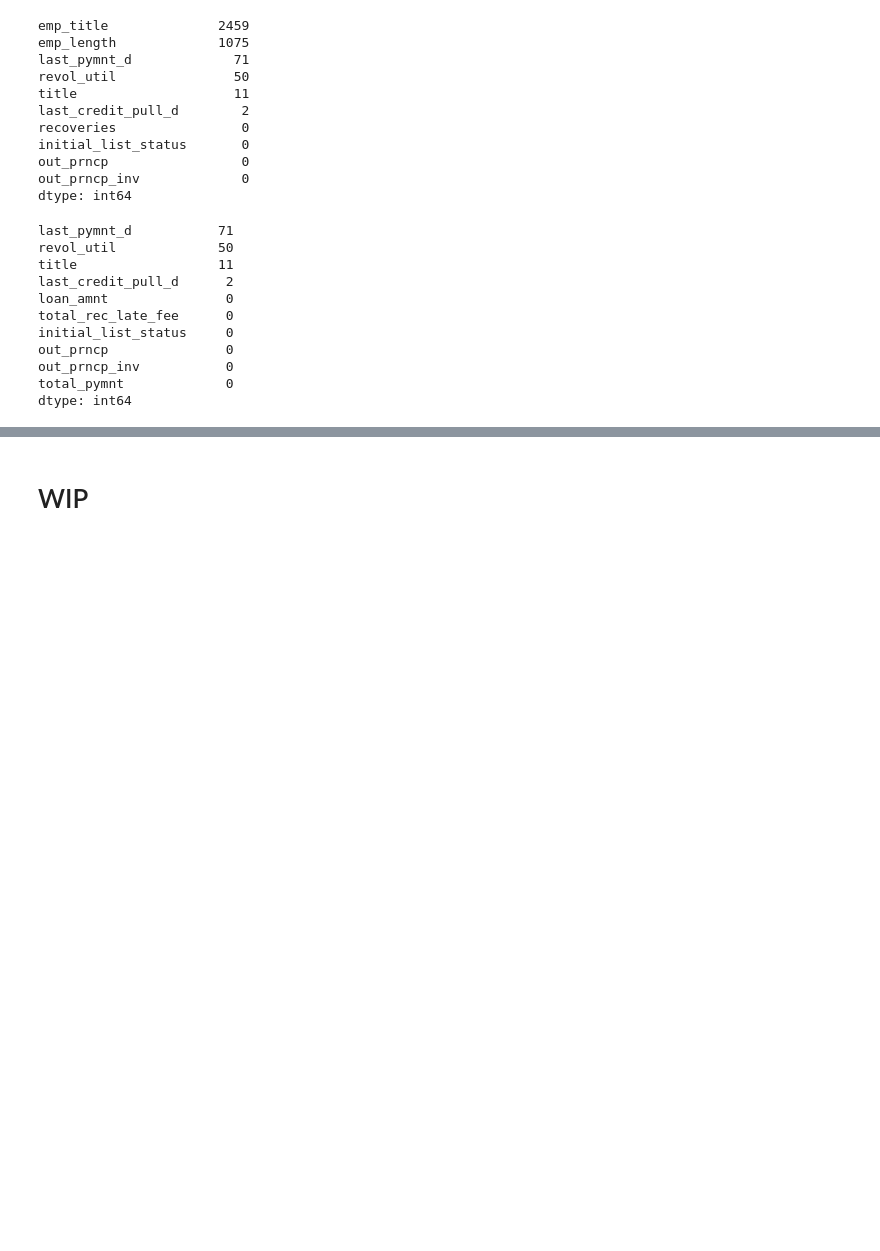
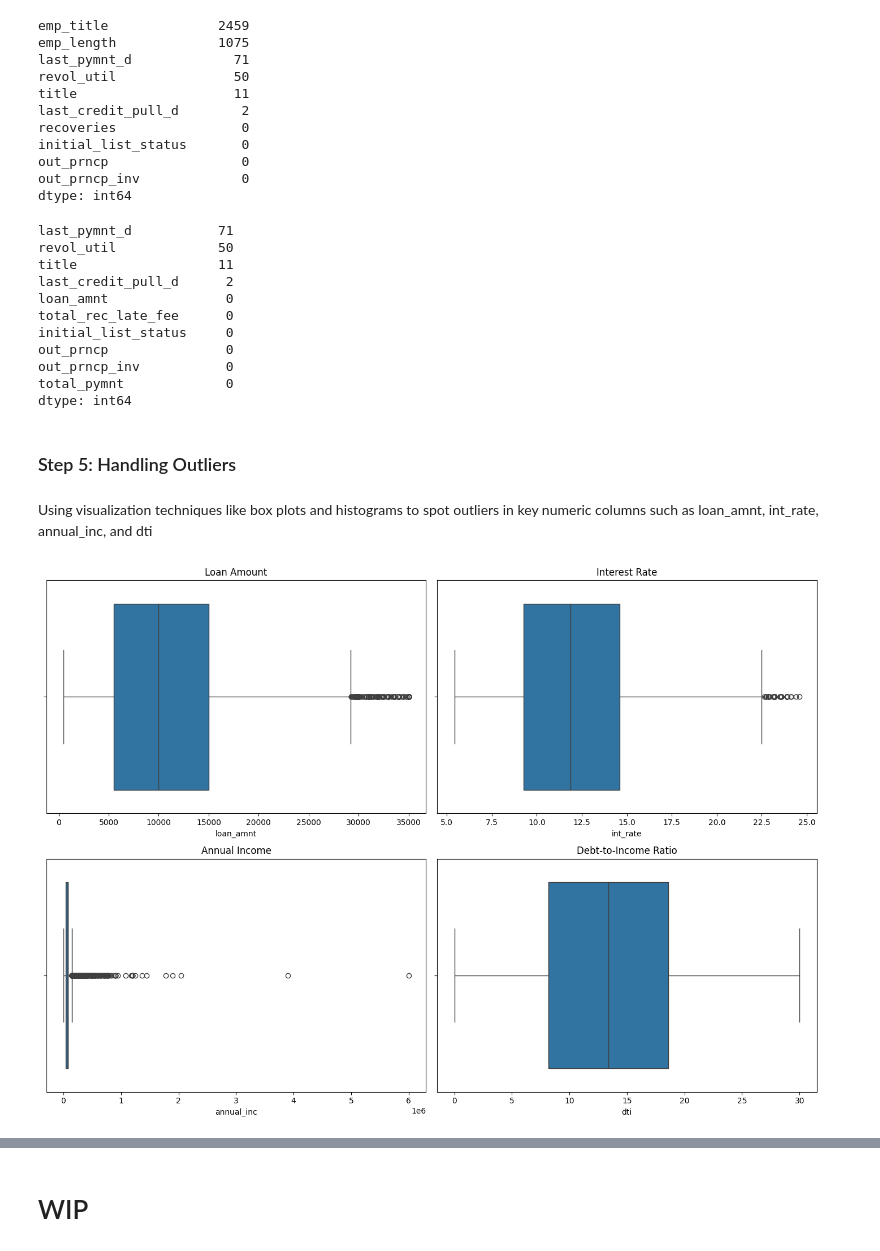
Before and after one commit to jafarijason/ds_001_lending_club_case_study, a Jupyter notebook: Group_Facilitator_Jason_Jafari.ipynb, the cells around one changed output, grey strips where cells are left out. Cells and saved outputs as stored; diff of their text form; code cells hidden in the pictures; blank space fills up the shorter version.

Commit message:
WIP handle step 5

```diff
--- a/Group_Facilitator_Jason_Jafari.ipynb
+++ b/Group_Facilitator_Jason_Jafari.ipynb
@@ -403,3 +403,7 @@ out_prncp               0
 out_prncp_inv           0
 total_pymnt             0
 dtype: int64
+# %% [markdown]
+### Step 5: Handling Outliers
+# %% [markdown]
+Using visualization techniques like box plots and histograms to spot outliers in key numeric columns such as loan_amnt, int_rate, annual_inc, and dti
@@ -405,0 +413,24 @@ dtype: int64
+# %%
+fig, axes = plt.subplots(2, 2, figsize=(14, 10))
+
+# Loan Amount
+sns.boxplot(x=loan_data_clean['loan_amnt'], ax=axes[0, 0])
+axes[0, 0].set_title('Loan Amount')
+
+# Interest Rate
+sns.boxplot(x=loan_data_clean['int_rate'], ax=axes[0, 1])
+axes[0, 1].set_title('Interest Rate')
+
+# Annual Income
+sns.boxplot(x=loan_data_clean['annual_inc'], ax=axes[1, 0])
+axes[1, 0].set_title('Annual Income')
+
+# Debt-to-Income Ratio
+sns.boxplot(x=loan_data_clean['dti'], ax=axes[1, 1])
+axes[1, 1].set_title('Debt-to-Income Ratio')
+
+
+plt.tight_layout()
+plt.show()
+# %% [output]
+[figure, added]
```
Also changed, not shown: parts of 9 cells of this notebook.
